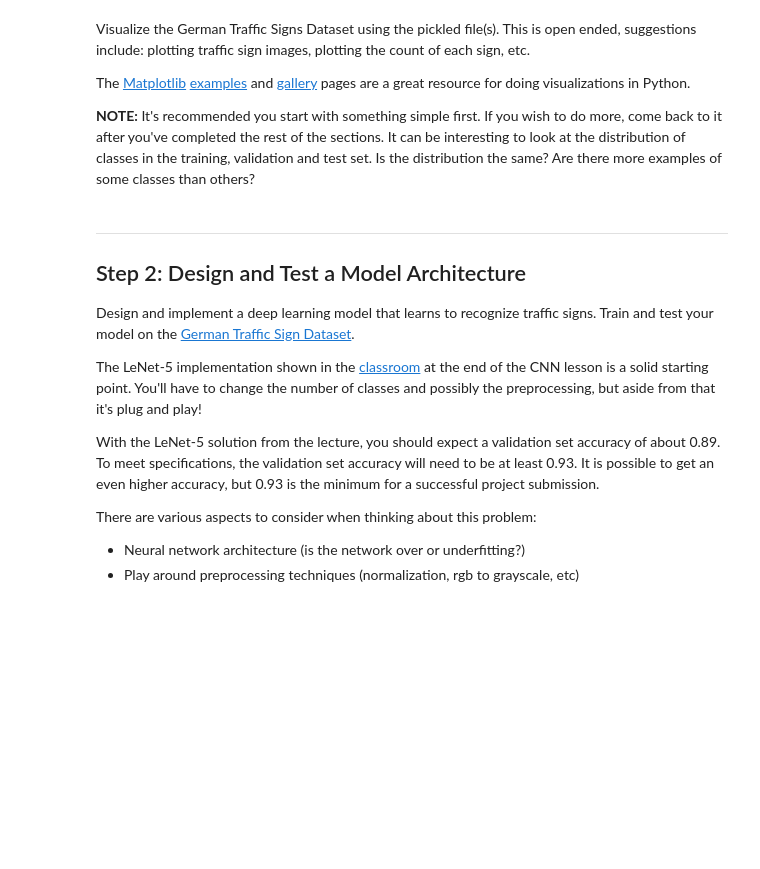
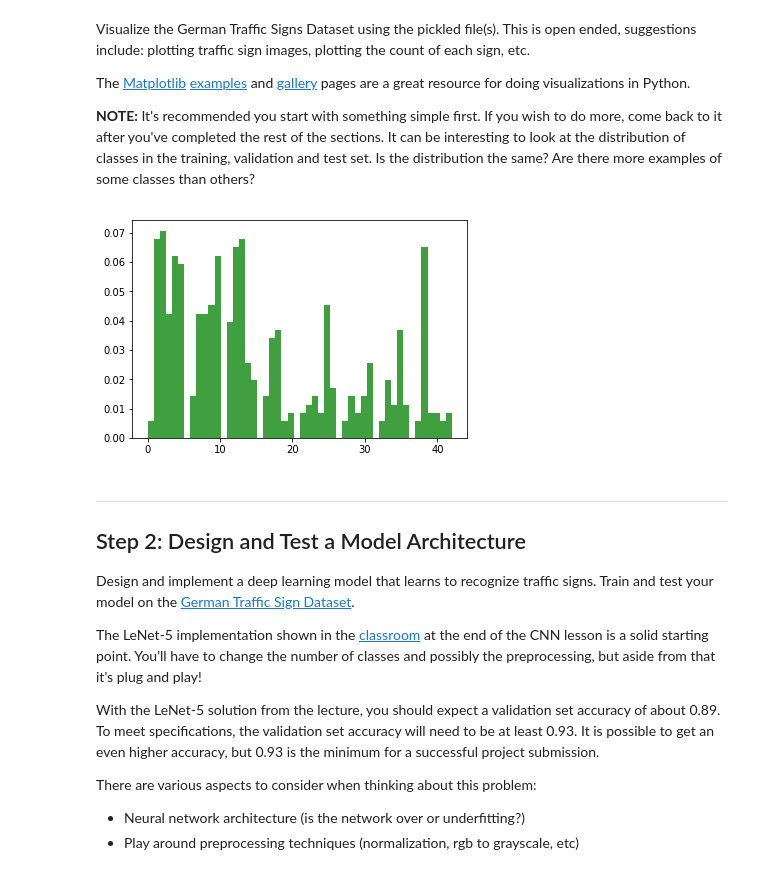
Before and after one commit to krashidov/sdc-p2-sign-classifier, a Jupyter notebook: Traffic_Sign_Classifier.ipynb, the cells around one changed output. Saved outputs shown, nothing was run; the diff lists cells and outputs as text; code cells hidden in the pictures; blank space fills up the shorter version.

```diff
--- a/Traffic_Sign_Classifier.ipynb
+++ b/Traffic_Sign_Classifier.ipynb
@@ -95,9 +95,19 @@ The [Matplotlib](http://matplotlib.org/) [examples](http://matplotlib.org/exampl
 # %%
 ### Data exploration visualization code goes here.
 ### Feel free to use as many code cells as needed.
 import matplotlib.pyplot as plt
+import random
+
 # Visualizations will be shown in the notebook.
 %matplotlib inline
+
+import numpy as np
+import matplotlib.pyplot as plt
+
+plt.hist(y_test, 50, normed=1, facecolor='green', alpha=0.75)
+plt.show()
+# %% [output]
+[figure, added]
 # %% [markdown]
 ----
 
```
Also changed, not shown: parts of 6 cells of this notebook, 3 other files.
